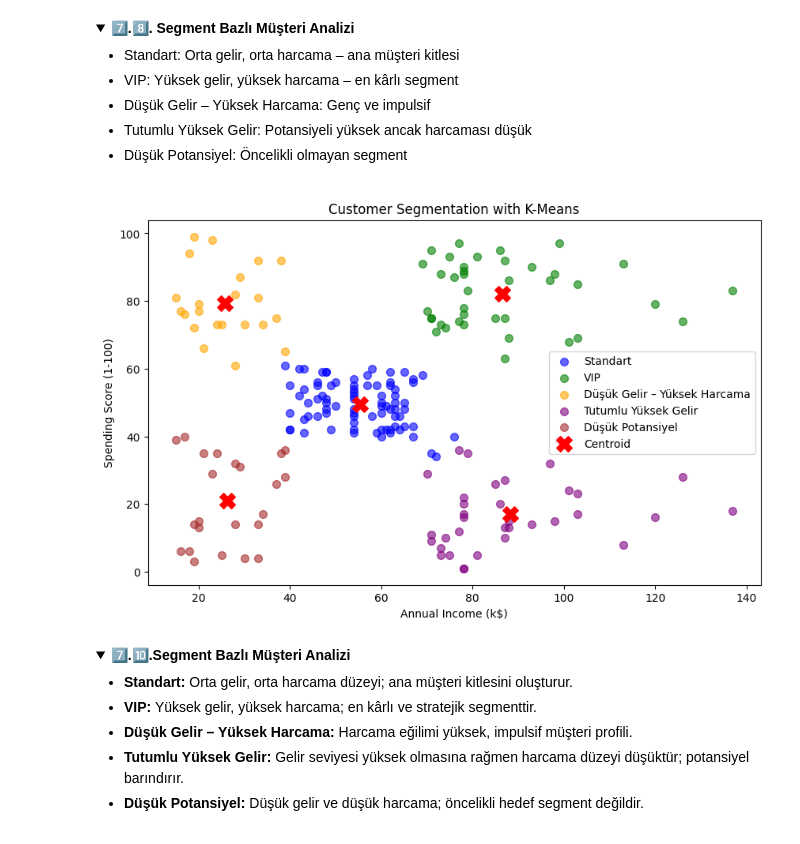
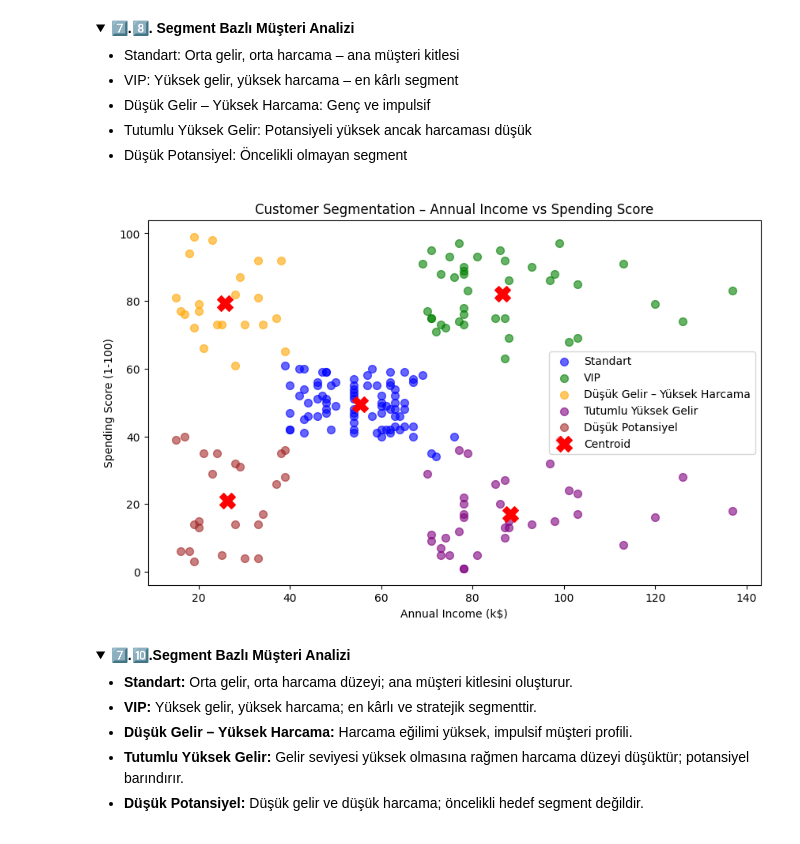
Before and after one commit to hafizecim/Mall-Customer-Segmentation-with-K-Means, a Jupyter notebook: mall_customer_segmentation.ipynb, the cells around one changed output. Cells and saved outputs as stored; diff of their text form; code cells hidden in the pictures; folded sections open.

Commit message:
Kaggle Notebook | mall_customer_segmentation.ipynb | yorum satırı ve kod düzenleme

```diff
--- a/mall_customer_segmentation.ipynb
+++ b/mall_customer_segmentation.ipynb
@@ -593,35 +609,35 @@ segment_names = {
 }
 
 # Her cluster için renkler
 colors = ['blue', 'green', 'orange', 'purple', 'brown']
 
 plt.figure(figsize=(10,6))
 
 # Her cluster'ı ayrı ayrı çiziyoruz
 for cluster_id in range(5):
     cluster_data = df[df['Cluster'] == cluster_id]
     plt.scatter(
         cluster_data['Annual Income (k$)'],
         cluster_data['Spending Score (1-100)'],
         s=50, alpha=0.6,
         c=colors[cluster_id],
         label=segment_names[cluster_id]
     )
 
 # Centroidleri ekle
 plt.scatter(
     centroids[:, 0],
     centroids[:, 1],
     c='red', s=200, marker='X', label='Centroid'
 )
 
-plt.title('Customer Segmentation with K-Means')
+plt.title('Customer Segmentation – Annual Income vs Spending Score')
 plt.xlabel('Annual Income (k$)')
 plt.ylabel('Spending Score (1-100)')
 plt.legend()
 plt.show()
 # %% [output]
-[figure, old version]
+[figure, new version]
 # %% [markdown]
 <details>
 <summary><strong>7️⃣.🔟.Segment Bazlı Müşteri Analizi</strong></summary>
```
Also changed, not shown: parts of 11 cells of this notebook.
